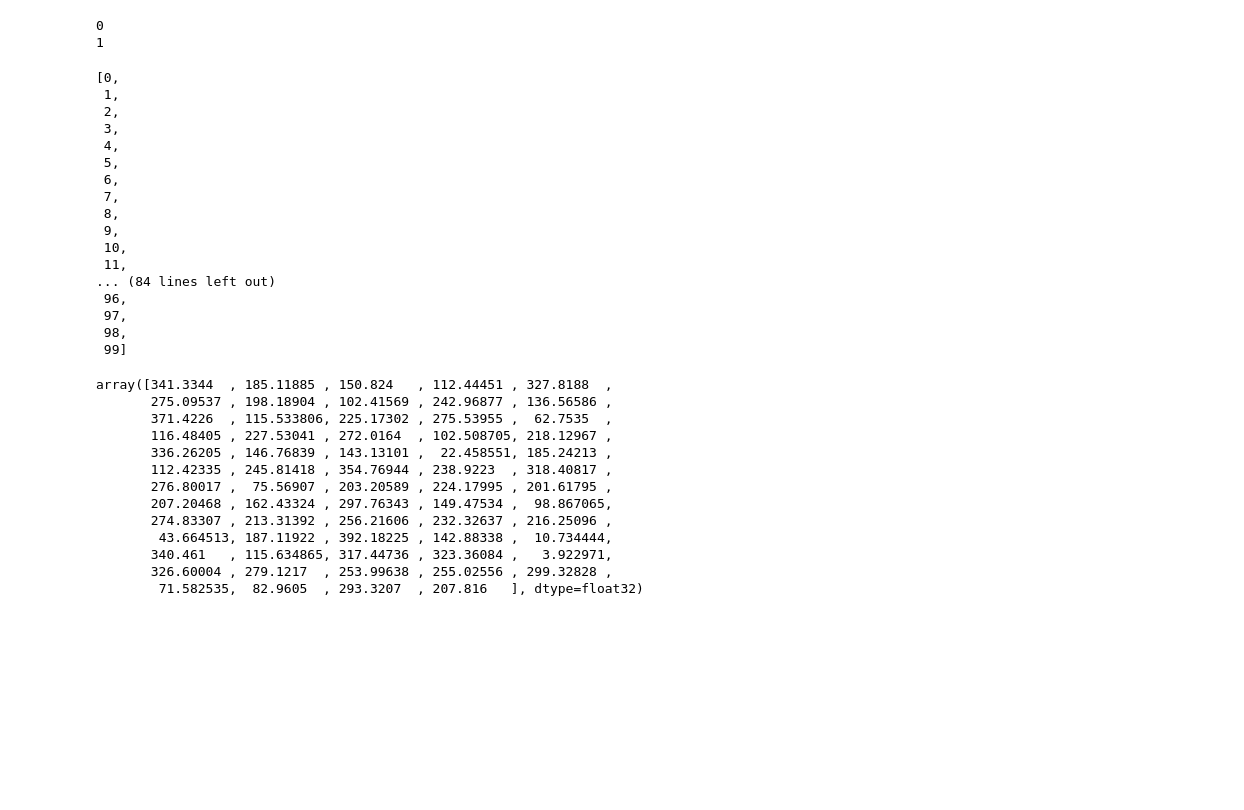
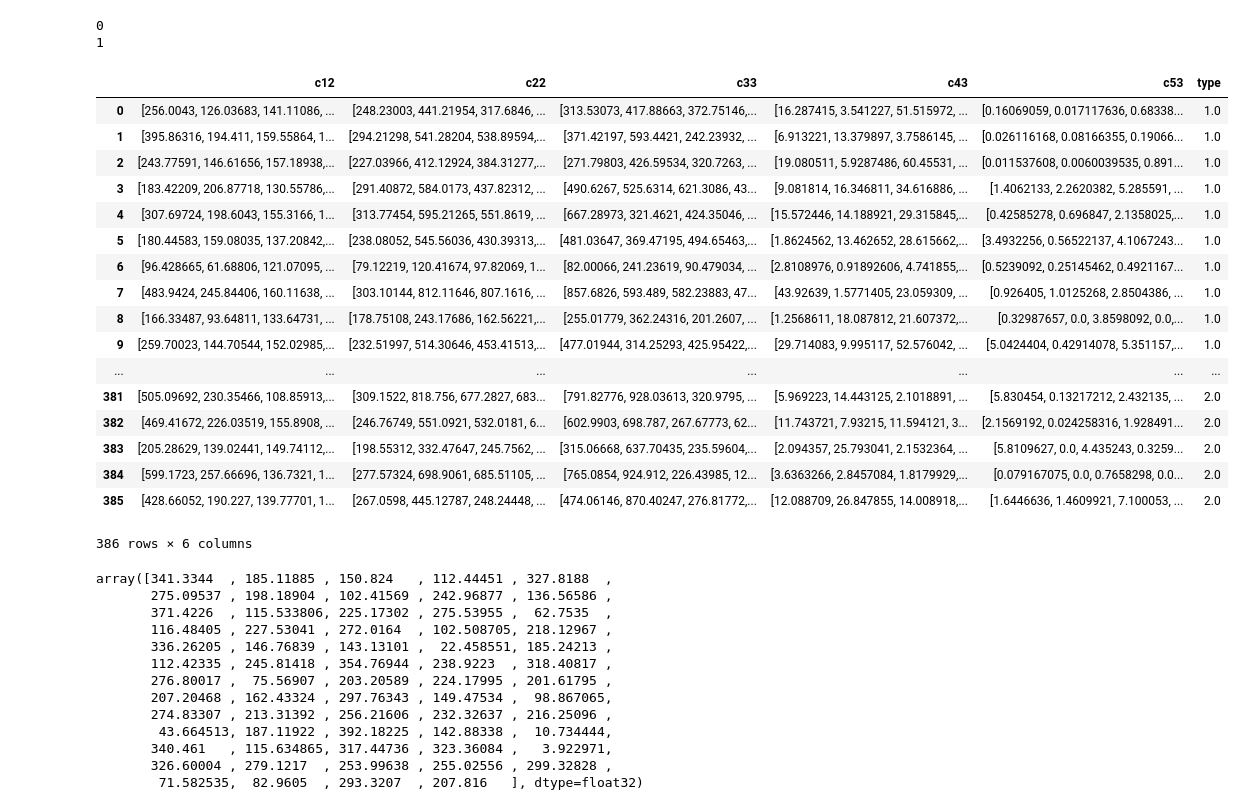
Before and after one commit to rgsl888/Pattern_Project, a Jupyter notebook: Problem2.ipynb, the cells around one changed output. Saved outputs shown, nothing was run; the diff lists cells and outputs as text; code cells hidden in the pictures; blank space fills up the shorter version.

```diff
--- a/Problem2.ipynb
+++ b/Problem2.ipynb
@@ -356,26 +357,27 @@ sam(df)
 # %% [output]
 0
 1
-# %%
-[x for x in range(0,100)]
-# %% [output]
-[0,
- 1,
- 2,
- 3,
- 4,
- 5,
- 6,
- 7,
- 8,
- 9,
- 10,
- 11,
-... (84 lines left out)
- 96,
- 97,
- 98,
- 99]
+# %%
+test_data_spher_netwk
+# %% [output]
+|  | c12 | c22 | c33 | c43 | c53 | type |
+| 0 | [256.0043, 126.03683, 141.11086, ... | [248.23003, 441.21954, 317.6846, ... | [313.53073, 417.88663, 372.75146,... | [16.287415, 3.541227, 51.515972, ... | [0.16069059, 0.017117636, 0.68338... | 1.0 |
+| 1 | [395.86316, 194.411, 159.55864, 1... | [294.21298, 541.28204, 538.89594,... | [371.42197, 593.4421, 242.23932, ... | [6.913221, 13.379897, 3.7586145, ... | [0.026116168, 0.08166355, 0.19066... | 1.0 |
+| 2 | [243.77591, 146.61656, 157.18938,... | [227.03966, 412.12924, 384.31277,... | [271.79803, 426.59534, 320.7263, ... | [19.080511, 5.9287486, 60.45531, ... | [0.011537608, 0.0060039535, 0.891... | 1.0 |
+| 3 | [183.42209, 206.87718, 130.55786,... | [291.40872, 584.0173, 437.82312, ... | [490.6267, 525.6314, 621.3086, 43... | [9.081814, 16.346811, 34.616886, ... | [1.4062133, 2.2620382, 5.285591, ... | 1.0 |
+| 4 | [307.69724, 198.6043, 155.3166, 1... | [313.77454, 595.21265, 551.8619, ... | [667.28973, 321.4621, 424.35046, ... | [15.572446, 14.188921, 29.315845,... | [0.42585278, 0.696847, 2.1358025,... | 1.0 |
+| 5 | [180.44583, 159.08035, 137.20842,... | [238.08052, 545.56036, 430.39313,... | [481.03647, 369.47195, 494.65463,... | [1.8624562, 13.462652, 28.615662,... | [3.4932256, 0.56522137, 4.1067243... | 1.0 |
+| 6 | [96.428665, 61.68806, 121.07095, ... | [79.12219, 120.41674, 97.82069, 1... | [82.00066, 241.23619, 90.479034, ... | [2.8108976, 0.91892606, 4.741855,... | [0.5239092, 0.25145462, 0.4921167... | 1.0 |
+| 7 | [483.9424, 245.84406, 160.11638, ... | [303.10144, 812.11646, 807.1616, ... | [857.6826, 593.489, 582.23883, 47... | [43.92639, 1.5771405, 23.059309, ... | [0.926405, 1.0125268, 2.8504386, ... | 1.0 |
+| 8 | [166.33487, 93.64811, 133.64731, ... | [178.75108, 243.17686, 162.56221,... | [255.01779, 362.24316, 201.2607, ... | [1.2568611, 18.087812, 21.607372,... | [0.32987657, 0.0, 3.8598092, 0.0,... | 1.0 |
+| 9 | [259.70023, 144.70544, 152.02985,... | [232.51997, 514.30646, 453.41513,... | [477.01944, 314.25293, 425.95422,... | [29.714083, 9.995117, 52.576042, ... | [5.0424404, 0.42914078, 5.351157,... | 1.0 |
+| ... | ... | ... | ... | ... | ... | ... |
+| 381 | [505.09692, 230.35466, 108.85913,... | [309.1522, 818.756, 677.2827, 683... | [791.82776, 928.03613, 320.9795, ... | [5.969223, 14.443125, 2.1018891, ... | [5.830454, 0.13217212, 2.432135, ... | 2.0 |
+| 382 | [469.41672, 226.03519, 155.8908, ... | [246.76749, 551.0921, 532.0181, 6... | [602.9903, 698.787, 267.67773, 62... | [11.743721, 7.93215, 11.594121, 3... | [2.1569192, 0.024258316, 1.928491... | 2.0 |
+| 383 | [205.28629, 139.02441, 149.74112,... | [198.55312, 332.47647, 245.7562, ... | [315.06668, 637.70435, 235.59604,... | [2.094357, 25.793041, 2.1532364, ... | [5.8109627, 0.0, 4.435243, 0.3259... | 2.0 |
+| 384 | [599.1723, 257.66696, 136.7321, 1... | [277.57324, 698.9061, 685.51105, ... | [765.0854, 924.912, 226.43985, 12... | [3.6363266, 2.8457084, 1.8179929,... | [0.079167075, 0.0, 0.7658298, 0.0... | 2.0 |
+| 385 | [428.66052, 190.227, 139.77701, 1... | [267.0598, 445.12787, 248.24448, ... | [474.06146, 870.40247, 276.81772,... | [12.088709, 26.847855, 14.008918,... | [1.6446636, 1.4609921, 7.100053, ... | 2.0 |
+386 rows × 6 columns
 # %%
 list(train_data_spher_netwk['c12'].values)[1]
 # %% [output]
```
Also changed, not shown: parts of 14 cells of this notebook, 1 other file.
